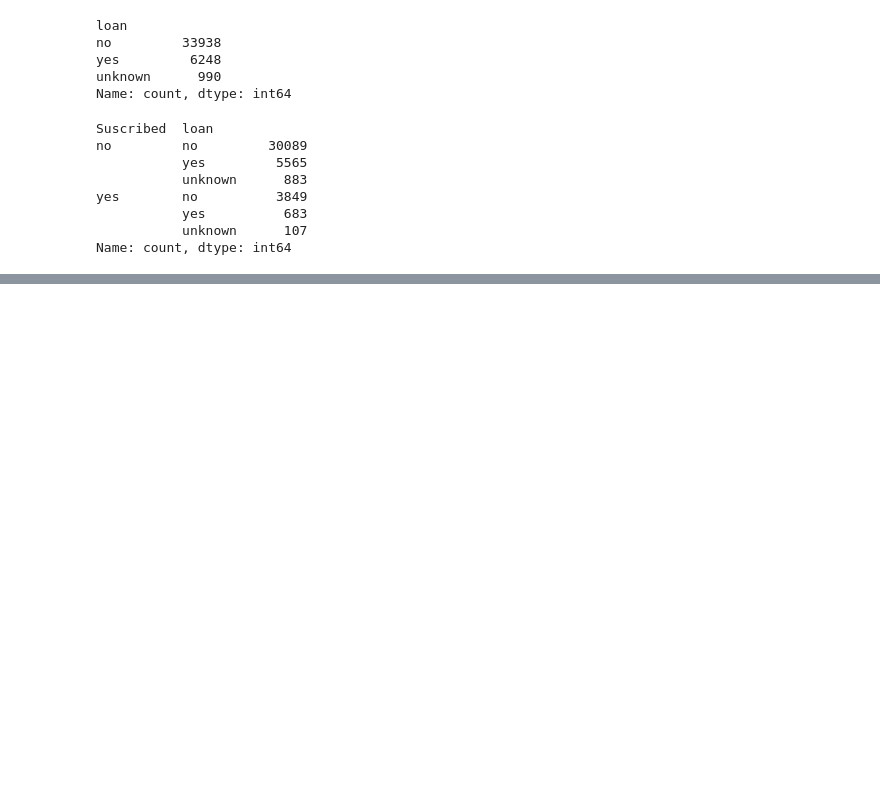
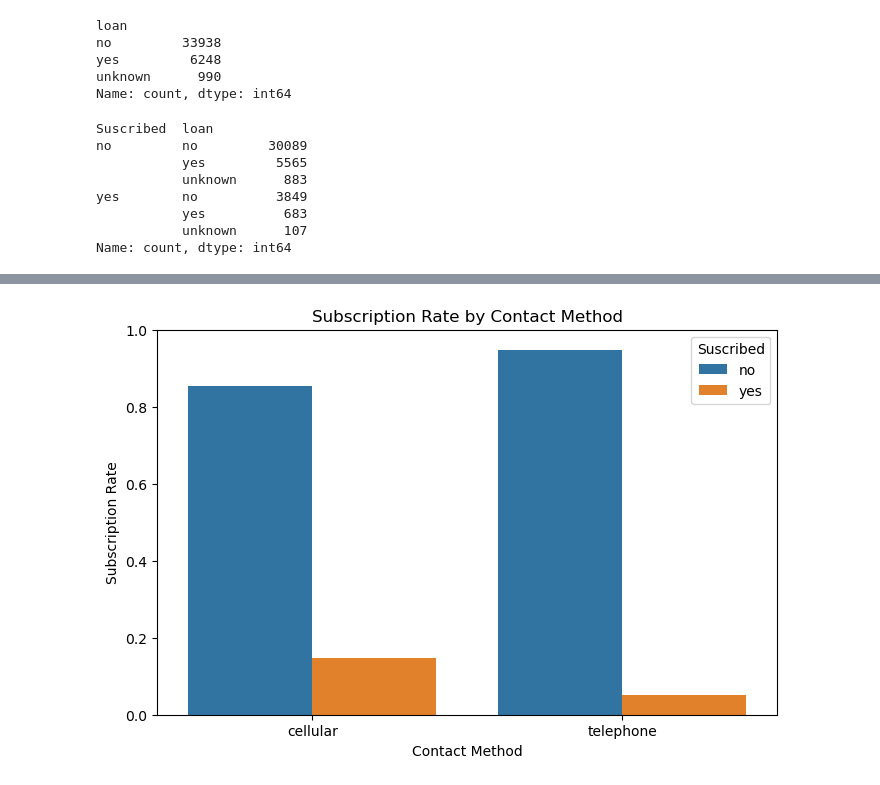
Before and after one commit to Isaac-Jim/AzubiAfrica-Assessment, a Jupyter notebook: Client_Subscription_Prediction.ipynb, the cells around one changed output, grey strips where cells are left out. Cells and saved outputs as stored; diff of their text form; code cells hidden in the pictures; blank space fills up the shorter version.

```diff
--- a/Client_Subscription_Prediction.ipynb
+++ b/Client_Subscription_Prediction.ipynb
@@ -496,0 +536,16 @@ Name: count, dtype: int64
+# %%
+contact_counts = df.groupby(['contact', 'Suscribed']).size().reset_index(name='count')
+
+# Calculate percentages within each contact group
+contact_counts['percent'] = contact_counts.groupby('contact')['count'].transform(lambda x: x / x.sum())
+
+# Plot with hue
+plt.figure(figsize=(8, 5))
+sns.barplot(data=contact_counts, x='contact', y='percent', hue='Suscribed')
+plt.title('Subscription Rate by Contact Method')
+plt.ylabel('Subscription Rate')
+plt.xlabel('Contact Method')
+plt.ylim(0, 1)
+plt.show()
+# %% [output]
+[figure, added]
```
Also changed, not shown: parts of 16 cells of this notebook.
